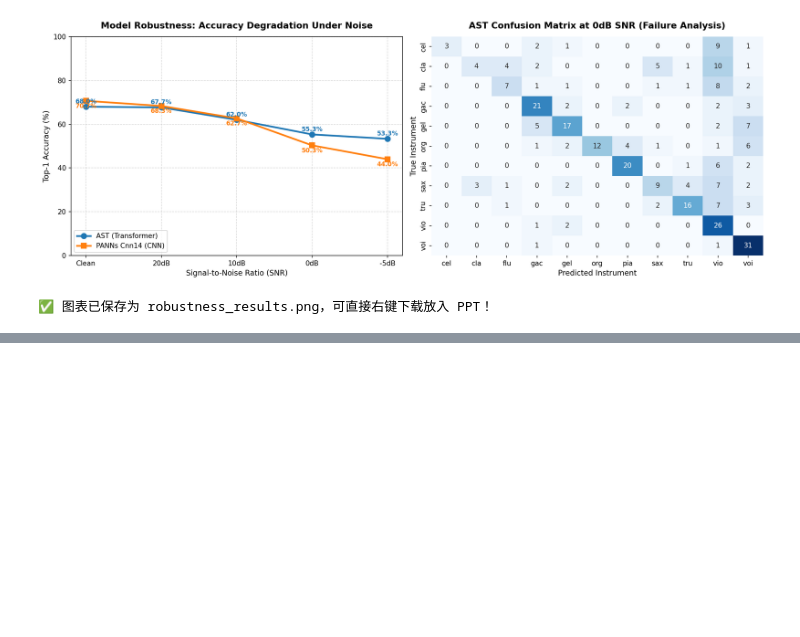
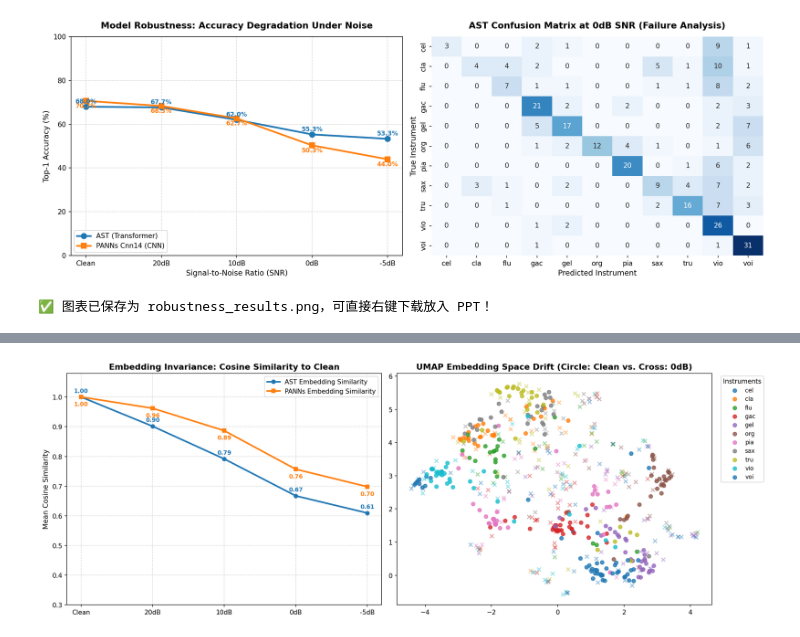
Before and after one commit to kevin-sun-shi/kevin-, a Jupyter notebook: Instrument_Robustness_Colab_HF_Fast.ipynb, the cells around one changed output, grey strips where cells are left out. Saved outputs shown, nothing was run; the diff lists cells and outputs as text; code cells hidden in the pictures; blank space fills up the shorter version.

```diff
--- a/Instrument_Robustness_Colab_HF_Fast.ipynb
+++ b/Instrument_Robustness_Colab_HF_Fast.ipynb
@@ -256,0 +377,96 @@ print("✅ 图表已保存为 robustness_results.png，可直接右键下载放
+# %%
+# === Cell 6: 表征空间分析 (Embedding 余弦相似度衰减 + UMAP 聚类漂移) ===
+!pip install -q umap-learn
+import umap
+import numpy as np
+import torch.nn.functional as F
+
+# 1. 提取 Clean 基准特征向量 (Embeddings)
+clean_ast_embs, clean_panns_embs, labels_list = [], [], []
+
+with torch.no_grad():
+    for y_32k, _, label in tqdm(preloaded_data, desc="提取 Clean 表征向量"):
+        # PANNs 直接返回 2048 维表征向量
+        _, p_emb = panns_model.inference(y_32k[None, :])
+        clean_panns_embs.append(p_emb[0])
+
+        # AST 提取最后一层 [CLS] token 的 768 维表征向量
+        y_16k = librosa.resample(y_32k, orig_sr=32000, target_sr=16000)
+        inputs = ast_extractor(y_16k, sampling_rate=16000, return_tensors="pt").to(device)
+        outputs = ast_model(**inputs, output_hidden_states=True)
+        a_emb = outputs.hidden_states[-1][:, 0, :].squeeze(0).cpu().numpy()
+        clean_ast_embs.append(a_emb)
+        labels_list.append(label)
+
+clean_ast_embs = np.array(clean_ast_embs)
+clean_panns_embs = np.array(clean_panns_embs)
+
+# 2. 计算不同 SNR 扰动下，加噪后 Embedding 与原始 Clean Embedding 的平均余弦相似度
+snr_test_list = [20, 10, 0, -5]
+ast_cos_sims, panns_cos_sims = [1.0], [1.0]  # Clean 自身相似度为 1.0
+ast_embs_0db = []
+
+for snr in snr_test_list:
+    cur_ast_embs, cur_panns_embs = [], []
+    with torch.no_grad():
+        for y_32k, n_32k, _ in tqdm(preloaded_data, desc=f"计算 [{snr}dB] 表征漂移"):
+            mixed_32k = mix_audio_with_snr(y_32k, n_32k, snr)
+
+            _, p_emb = panns_model.inference(mixed_32k[None, :])
+            cur_panns_embs.append(p_emb[0])
+
+            mixed_16k = librosa.resample(mixed_32k, orig_sr=32000, target_sr=16000)
+            inputs = ast_extractor(mixed_16k, sampling_rate=16000, return_tensors="pt").to(device)
+            outputs = ast_model(**inputs, output_hidden_states=True)
+            a_emb = outputs.hidden_states[-1][:, 0, :].squeeze(0).cpu().numpy()
+            cur_ast_embs.append(a_emb)
+
+    cur_ast_embs = np.array(cur_ast_embs)
+    cur_panns_embs = np.array(cur_panns_embs)
+    if snr == 0:
+        ast_embs_0db = cur_ast_embs
+
+    # 计算成对余弦相似度均值
+    sim_a = np.mean(np.sum(clean_ast_embs * cur_ast_embs, axis=1) / (np.linalg.norm(clean_ast_embs, axis=1) * np.linalg.norm(cur_ast_embs, axis=1) + 1e-8))
+    sim_p = np.mean(np.sum(clean_panns_embs * cur_panns_embs, axis=1) / (np.linalg.norm(clean_panns_embs, axis=1) * np.linalg.norm(cur_panns_embs, axis=1) + 1e-8))
+    ast_cos_sims.append(sim_a)
+    panns_cos_sims.append(sim_p)
+
+# 3. 联合 UMAP 降维：将 Clean 和 0dB 的特征投射到同一 2D 空间观察聚类溃散情况
+reducer = umap.UMAP(n_neighbors=15, min_dist=0.1, random_state=42)
+combined_embs = np.vstack([clean_ast_embs, ast_embs_0db])
+proj_2d = reducer.fit_transform(combined_embs)
+proj_clean = proj_2d[:len(clean_ast_embs)]
+proj_0db = proj_2d[len(clean_ast_embs):]
+
+# 4. 绘图：左图为余弦相似度衰减，右图为 UMAP 表征空间对比
+fig, axes = plt.subplots(1, 2, figsize=(16, 5.8), dpi=150)
+
+snr_labels = ["Clean", "20dB", "10dB", "0dB", "-5dB"]
+axes[0].plot(snr_labels, ast_cos_sims, marker='o', linewidth=2.5, label="AST Embedding Similarity", color="#1f77b4")
+axes[0].plot(snr_labels, panns_cos_sims, marker='s', linewidth=2.5, label="PANNs Embedding Similarity", color="#ff7f0e")
+for i in range(len(snr_labels)):
+    axes[0].annotate(f"{ast_cos_sims[i]:.2f}", (snr_labels[i], ast_cos_sims[i] + 0.015), ha='center', fontsize=9, color="#1f77b4", fontweight='bold')
+    axes[0].annotate(f"{panns_cos_sims[i]:.2f}", (snr_labels[i], panns_cos_sims[i] - 0.03), ha='center', fontsize=9, color="#ff7f0e", fontweight='bold')
+axes[0].set_title("Embedding Invariance: Cosine Similarity to Clean", fontsize=13, fontweight='bold')
+axes[0].set_ylabel("Mean Cosine Similarity", fontsize=11)
+axes[0].set_ylim(0.3, 1.08)
+axes[0].grid(True, linestyle='--', alpha=0.5)
+axes[0].legend(fontsize=10)
+
+# UMAP 散点图（按乐器着色，实心圆=Clean，叉号=0dB噪声）
+palette = sns.color_palette("tab10", len(IRMAS_CLASSES))
+for idx, inst in enumerate(IRMAS_CLASSES):
+    mask = [l == inst for l in labels_list]
+    axes[1].scatter(proj_clean[mask, 0], proj_clean[mask, 1], c=[palette[idx]], label=inst, alpha=0.8, s=35, marker='o')
+    axes[1].scatter(proj_0db[mask, 0], proj_0db[mask, 1], c=[palette[idx]], alpha=0.45, s=35, marker='x')
+
+axes[1].set_title("UMAP Embedding Space Drift (Circle: Clean vs. Cross: 0dB)", fontsize=13, fontweight='bold')
+axes[1].legend(bbox_to_anchor=(1.02, 1), loc='upper left', fontsize=9, title="Instruments")
+
+plt.tight_layout()
+plt.savefig("embedding_analysis_umap.png", dpi=300)
+plt.show()
+print("✅ 表征漂移与 UMAP 聚类图已保存为 embedding_analysis_umap.png！")
+# %% [output]
+[figure, added]
```
Also changed, not shown: parts of 4 cells of this notebook.
